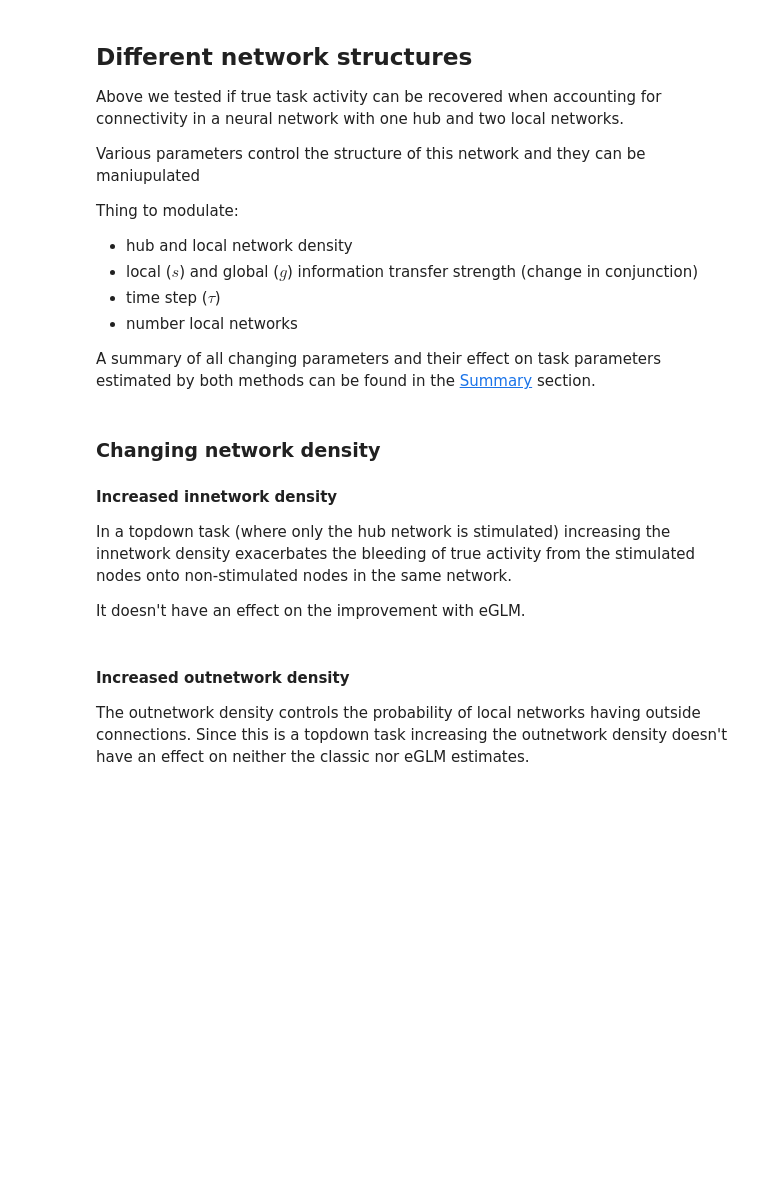
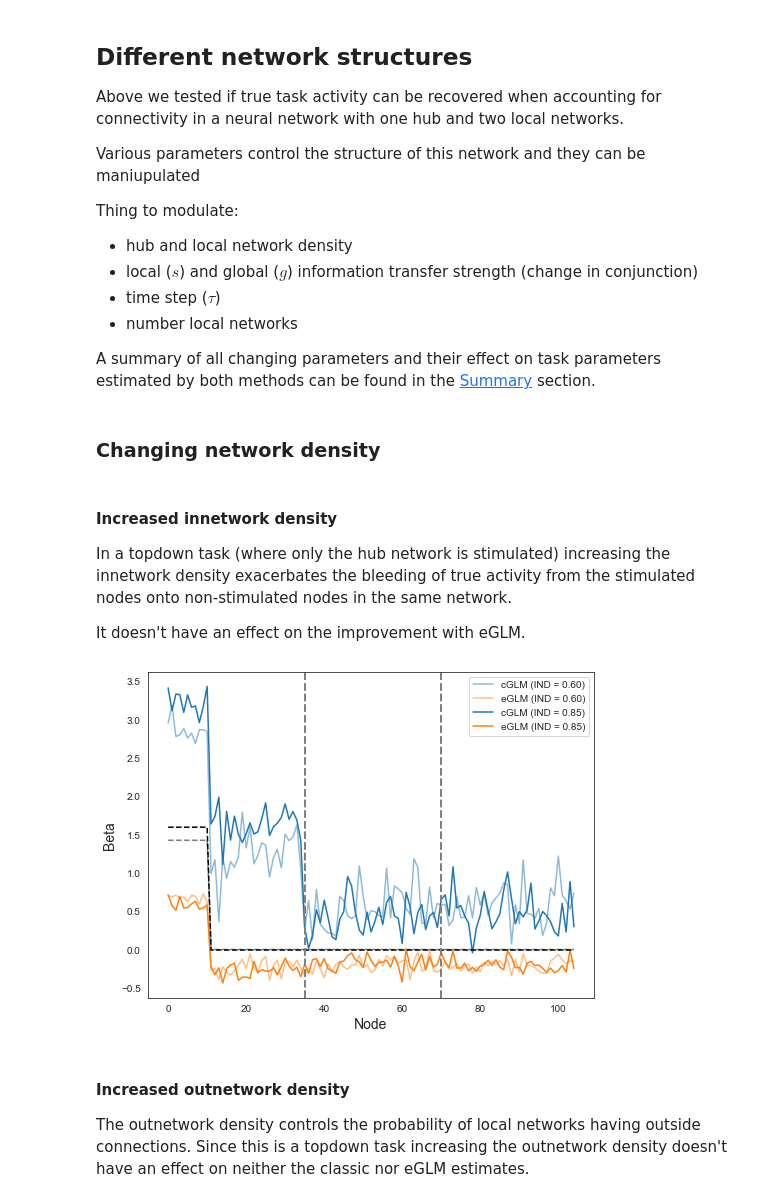
Before and after one commit to zenkavi/DevStudy_FmriNbs, a Jupyter notebook: notebooks/informationtransfermapping/TheoreticalResults/Zenkavi_Simulations/Extended_GLM_neural_network_level.ipynb, the cells around one changed output. Saved outputs shown, nothing was run; the diff lists cells and outputs as text; code cells hidden in the pictures; blank space fills up the shorter version.

```diff
--- a/notebooks/informationtransfermapping/TheoreticalResults/Zenkavi_Simulations/Extended_GLM_neural_network_level.ipynb
+++ b/notebooks/informationtransfermapping/TheoreticalResults/Zenkavi_Simulations/Extended_GLM_neural_network_level.ipynb
@@ -691,13 +697,13 @@ Thing to modulate:
 - number local networks
 
 A summary of all changing parameters and their effect on task parameters estimated by both methods can be found in the [Summary](#summary) section.
+# %% [markdown]
+### Changing network density
 # %% [markdown]
-### Changing network density
-
 #### Increased innetwork density
 
 In a topdown task (where only the hub network is stimulated) increasing the innetwork density exacerbates the bleeding of true activity from the stimulated nodes onto non-stimulated nodes in the same network.
 
 It doesn't have an effect on the improvement with eGLM.
 # %%
-new_W, new_ucr_glm, new_ext_glm, new_stim_nodes, new_ts = sim_network_task_glm(innetwork_dsity = .85)
+new_sim = sim_network_task_glm(innetwork_dsity = .85)
@@ -718,3 +710,8 @@ plt.legend(loc="best")
+# %%
+plot_sim_network_glm(data = base_sim, alp = .5, ucr_label="cGLM (IND = 0.60)", ext_label="eGLM (IND = 0.60)")
+plot_sim_network_glm(data = new_sim, ucr_label="cGLM (IND = 0.85)", ext_label="eGLM (IND = 0.85)")
+# %% [output]
+[figure, added]
 # %% [markdown]
 #### Increased outnetwork density
 
```
Also changed, not shown: parts of 71 cells of this notebook.
